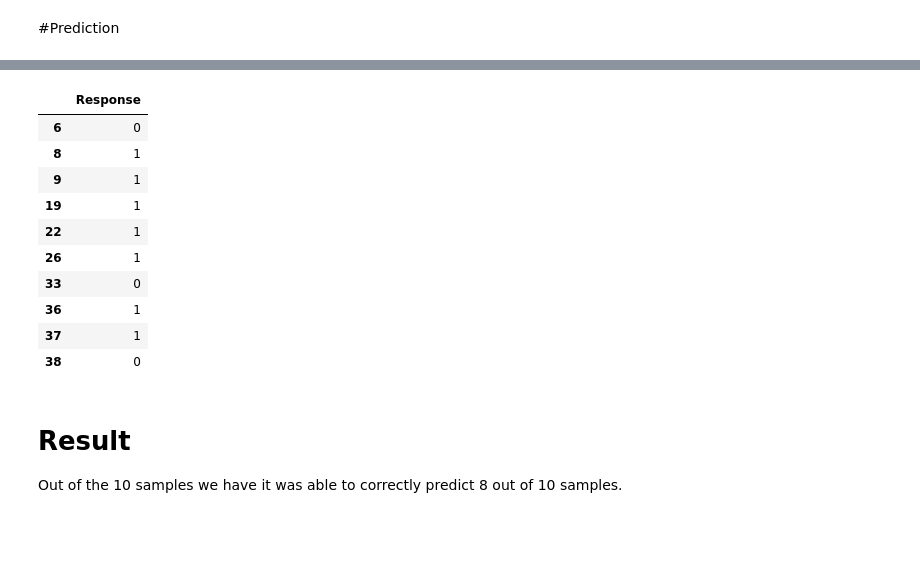
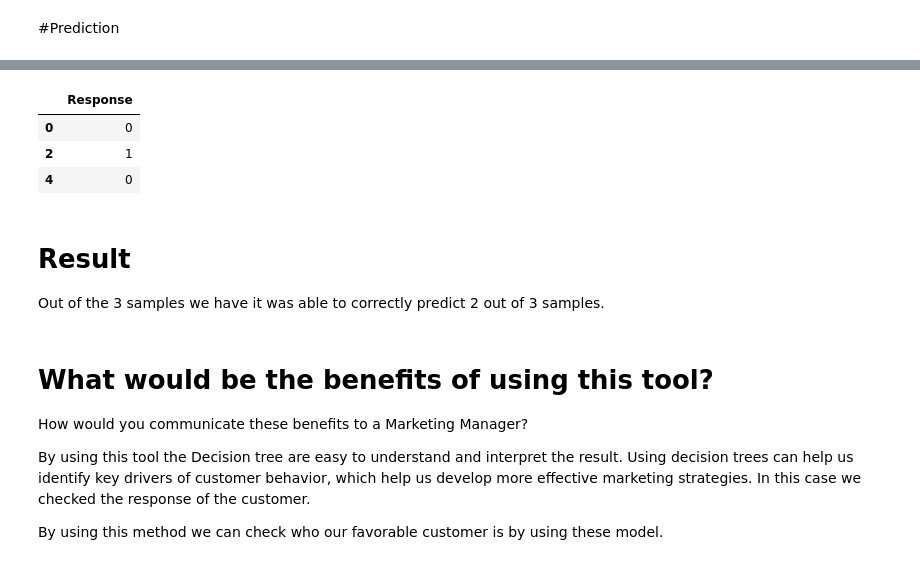
Before and after one commit to lukeeees/ADMN5015, a Jupyter notebook: TDecisionT.ipynb, the cells around one changed output, grey strips where cells are left out. Cells and saved outputs as stored; diff of their text form; code cells hidden in the pictures; blank space fills up the shorter version.

Commit message:
Updated using Colaboratory

```diff
--- a/TDecisionT.ipynb
+++ b/TDecisionT.ipynb
@@ -349,18 +332,18 @@ result_df
 # %%
-test = pd.DataFrame(df_test[:10]['Response'],index=None)
+test = pd.DataFrame(df_test[:3]['Response'],index=None)
 test
 # %% [output]
 |  | Response |
-| 6 | 0 |
-| 8 | 1 |
-| 9 | 1 |
-| 19 | 1 |
-| 22 | 1 |
-| 26 | 1 |
-| 33 | 0 |
-| 36 | 1 |
-| 37 | 1 |
-| 38 | 0 |
+| 0 | 0 |
+| 2 | 1 |
+| 4 | 0 |
 # %% [markdown]
 # Result
-Out of the 10 samples we have it was able to correctly predict 8 out of 10 samples.
+Out of the 3 samples we have it was able to correctly predict 2 out of 3 samples.
+# %% [markdown]
+# What would be the benefits of using this tool?
+How would you communicate these benefits to a Marketing Manager?
+
+By using this tool the Decision tree are easy to understand and interpret the result. Using decision trees can help us identify key drivers of customer behavior, which help us develop more effective marketing strategies. In this case we checked the response of the customer.
+
+By using this method we can check who our favorable customer is by using these model.
```
Also changed, not shown: parts of 16 cells of this notebook.
